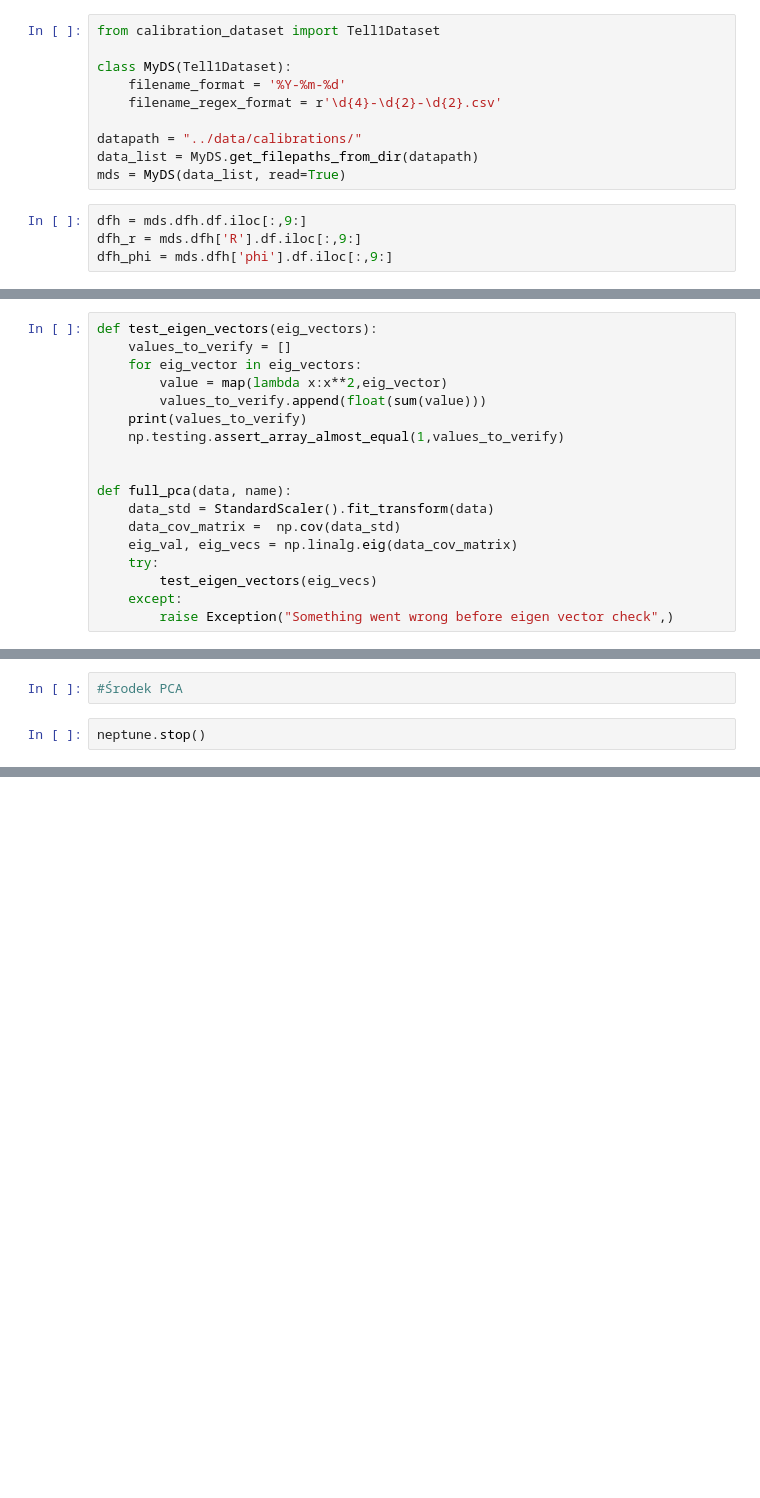
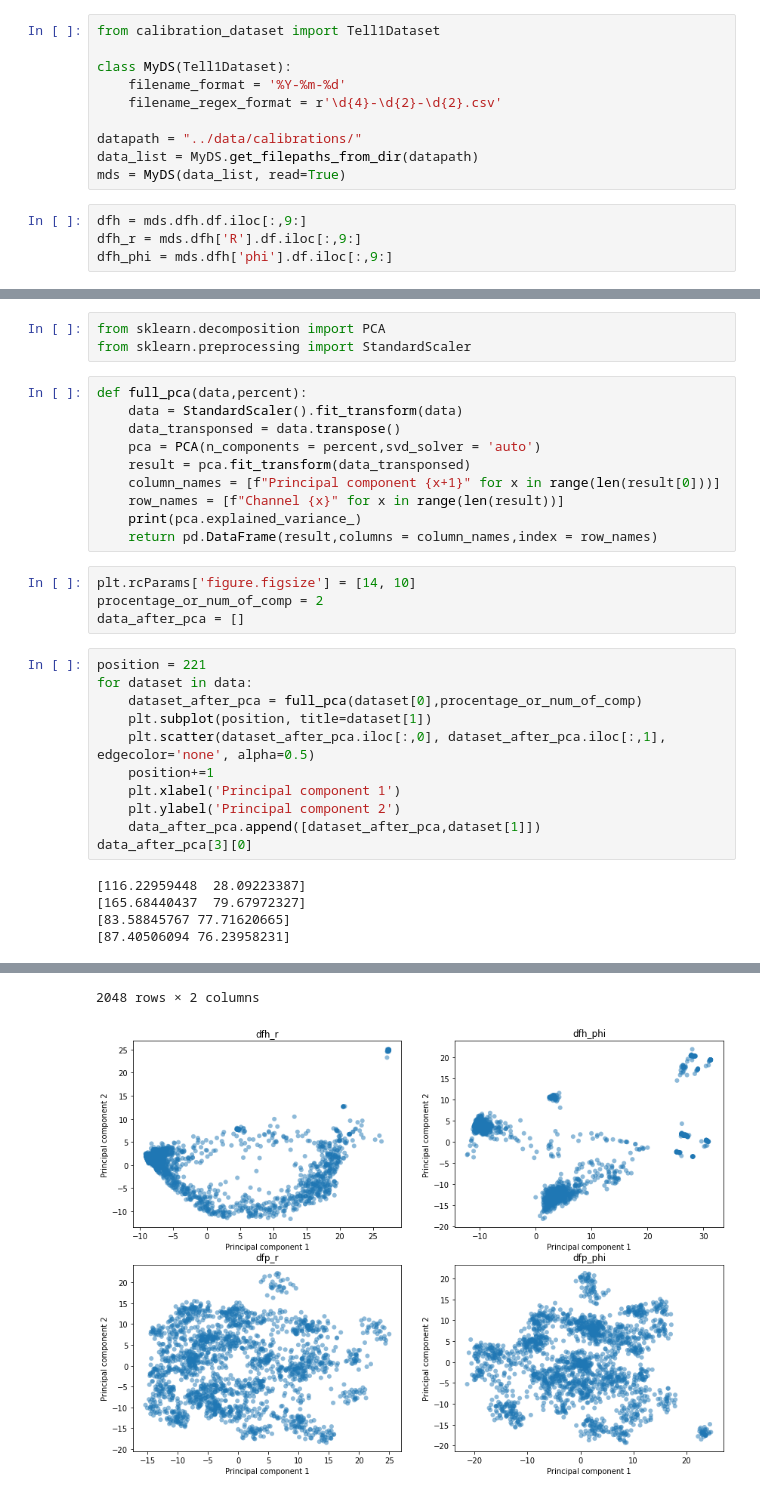
Before and after one commit to mmajewsk/velo_dimred, a Jupyter notebook: PCA.ipynb, the cells around one changed output, grey strips where cells are left out. Cells and saved outputs as stored; diff of their text form; blank space fills up the shorter version.

```diff
--- a/PCA.ipynb
+++ b/PCA.ipynb
@@ -80,18 +65,0 @@ dfp_phi = StandardScaler().fit_transform(dfp_phi)
-# %%
-def test_eigen_vectors(eig_vectors):
-    values_to_verify = []
-    for eig_vector in eig_vectors:
-        value = map(lambda x:x**2,eig_vector)
-        values_to_verify.append(float(sum(value)))
-    print(values_to_verify)
-    np.testing.assert_array_almost_equal(1,values_to_verify)
-
-
-def full_pca(data, name):
-    data_std = StandardScaler().fit_transform(data)
-    data_cov_matrix =  np.cov(data_std)
-    eig_val, eig_vecs = np.linalg.eig(data_cov_matrix)
-    try:
-        test_eigen_vectors(eig_vecs)
-    except:
-        raise Exception("Something went wrong before eigen vector check",)
@@ -110,4 +66,33 @@ https://ui.neptune.ai/pawel-drabczyk/velodimred/e/VEL-20
-# %%
-#Środek PCA
-# %%
-neptune.stop()
+# %%
+from sklearn.decomposition import PCA
+from sklearn.preprocessing import StandardScaler
+# %%
+def full_pca(data,percent):
+    data = StandardScaler().fit_transform(data)
+    data_transponsed = data.transpose()
+    pca = PCA(n_components = percent,svd_solver = 'auto')
+    result = pca.fit_transform(data_transponsed)
+    column_names = [f"Principal component {x+1}" for x in range(len(result[0]))]
+    row_names = [f"Channel {x}" for x in range(len(result))]
+    print(pca.explained_variance_)
+    return pd.DataFrame(result,columns = column_names,index = row_names)
+# %%
+plt.rcParams['figure.figsize'] = [14, 10]
+procentage_or_num_of_comp = 2
+data_after_pca = []
+# %%
+position = 221
+for dataset in data:
+    dataset_after_pca = full_pca(dataset[0],procentage_or_num_of_comp)
+    plt.subplot(position, title=dataset[1])
+    plt.scatter(dataset_after_pca.iloc[:,0], dataset_after_pca.iloc[:,1], edgecolor='none', alpha=0.5)
+    position+=1
+    plt.xlabel('Principal component 1')
+    plt.ylabel('Principal component 2')
+    data_after_pca.append([dataset_after_pca,dataset[1]])
+data_after_pca[3][0]
+# %% [output]
+[116.22959448  28.09223387]
+[165.68440437  79.67972327]
+[83.58845767 77.71620665]
+[87.40506094 76.23958231]
@@ -113,0 +111,2 @@ neptune.stop()
+2048 rows × 2 columns
+[figure, added]
```
Also changed, not shown: parts of 8 cells of this notebook.
